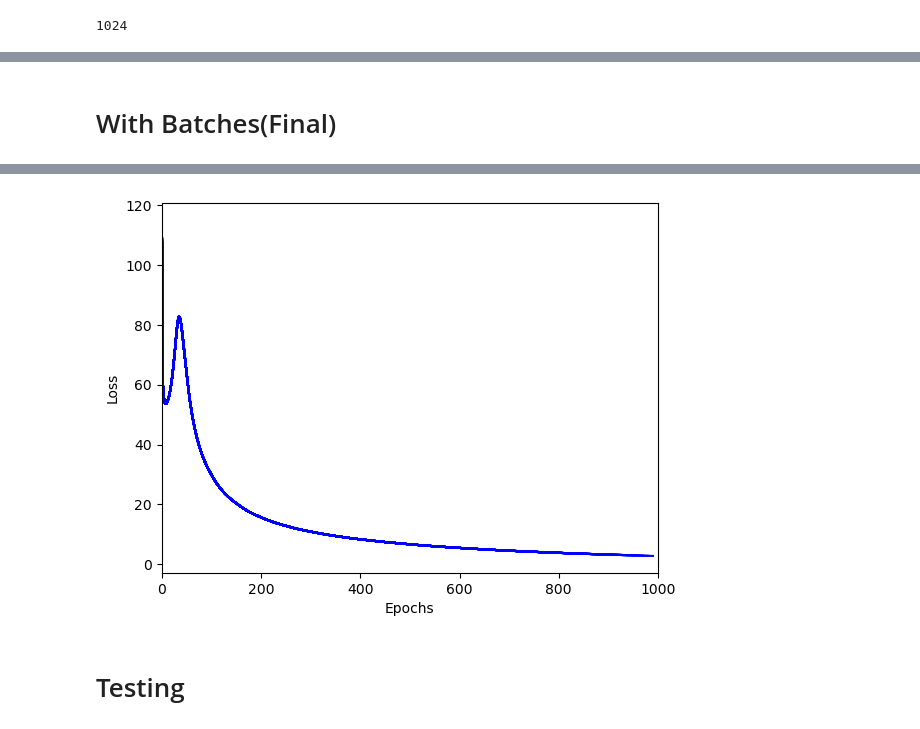
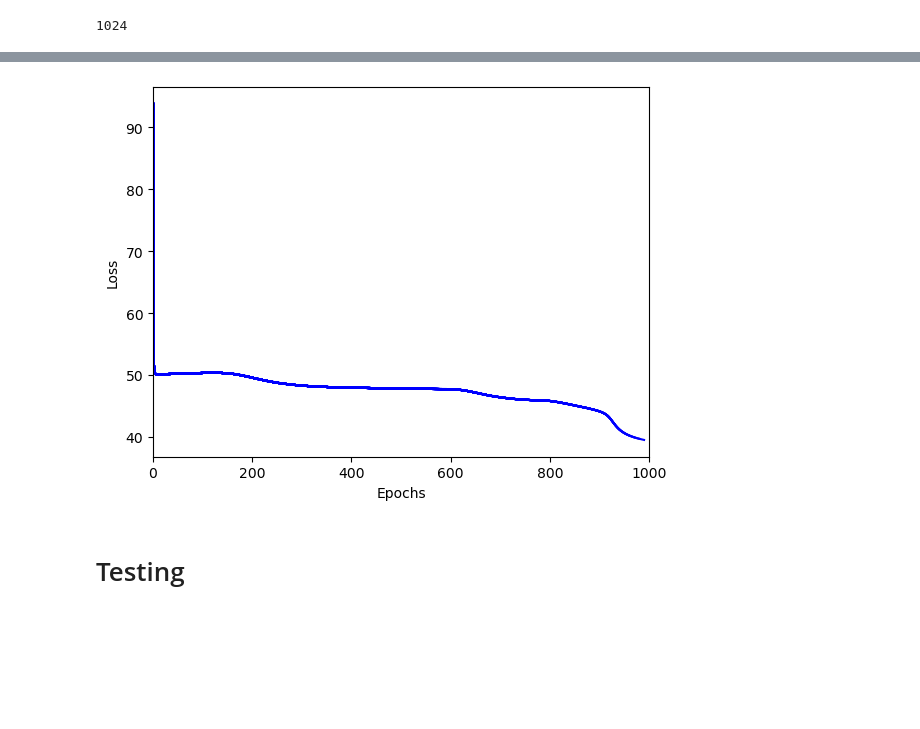
Before and after one commit to utsav-desai/CS772, a Jupyter notebook: assign1-palindrome/palindrome.ipynb, the cells around one changed output, grey strips where cells are left out. Cells and saved outputs as stored; diff of their text form; code cells hidden in the pictures; blank space fills up the shorter version.

```diff
--- a/assign1-palindrome/palindrome.ipynb
+++ b/assign1-palindrome/palindrome.ipynb
@@ -82,13 +82,15 @@ def relu(x):
 # %%
-np.random.seed(10)
+np.random.seed(28)
 LEARNING_RATE = 1e-3
 NUM_EPOCHS = 10000
 
 input_size = 10
-hidden_layer_size = 2
+hidden_layer_size = 4
 output_size = 1
 
 weights_ih = np.random.rand(input_size, hidden_layer_size)
+# weights_ih = np.load('weights/weights_ih2.npy')
 weights_ho = np.random.rand(hidden_layer_size, output_size)
 bias_ih = np.random.rand(1, hidden_layer_size)
+# bias_ih = np.load('weights/bias_ih2.npy')
 bias_ho = np.random.rand(1, output_size)
@@ -161,20 +97,3 @@ Epoch 99 : loss [46.52582828]
-# %% [markdown]
-# With Batches(Final)
-# %%
-np.random.seed(28)
-LEARNING_RATE = 1e-3
-NUM_EPOCHS = 10000
-
-input_size = 10
-hidden_layer_size = 2
-output_size = 1
-
-# weights_ih = np.random.rand(input_size, hidden_layer_size)
-weights_ih = np.load('weights/weights_ih2.npy')
-weights_ho = np.random.rand(hidden_layer_size, output_size)
-# bias_ih = np.random.rand(1, hidden_layer_size)
-bias_ih = np.load('weights/bias_ih2.npy')
-bias_ho = np.random.rand(1, output_size)
 # %%
 min_loss = 500
 # %%
@@ -186,9 +105,6 @@ min_loss = 500
 # bias_ih = bias_ih[:, [1, 3]]
 # weights_ho = weights_ho[[1, 3]]
 # %%
-import numpy as np
-import matplotlib.pyplot as plt
-
 # Assuming input_size, x, y, weights_ih, weights_ho, bias_ih, bias_ho, and sigmoid function are defined somewhere
 
 LEARNING_RATE = 1
@@ -196,7 +112,7 @@ NUM_EPOCHS = 1000
 BATCH_SIZE = 4  # Set your desired batch size
 cost = []
 initial_lr = LEARNING_RATE
-lr_schedule = lambda epoch: initial_lr * 1.15 ** (epoch // 50)
+lr_schedule = lambda epoch: initial_lr * 1 ** (epoch // 50)
 
 for epoch in range(NUM_EPOCHS):
     tot_loss = 0
@@ -272,4 +188,4 @@ Epoch 999 : loss [2.72592396]
-[figure, old version]
+[figure, new version]
 # %% [markdown]
 # Testing
 # %%
```
Also changed, not shown: parts of 14 cells of this notebook, 1 other file.
